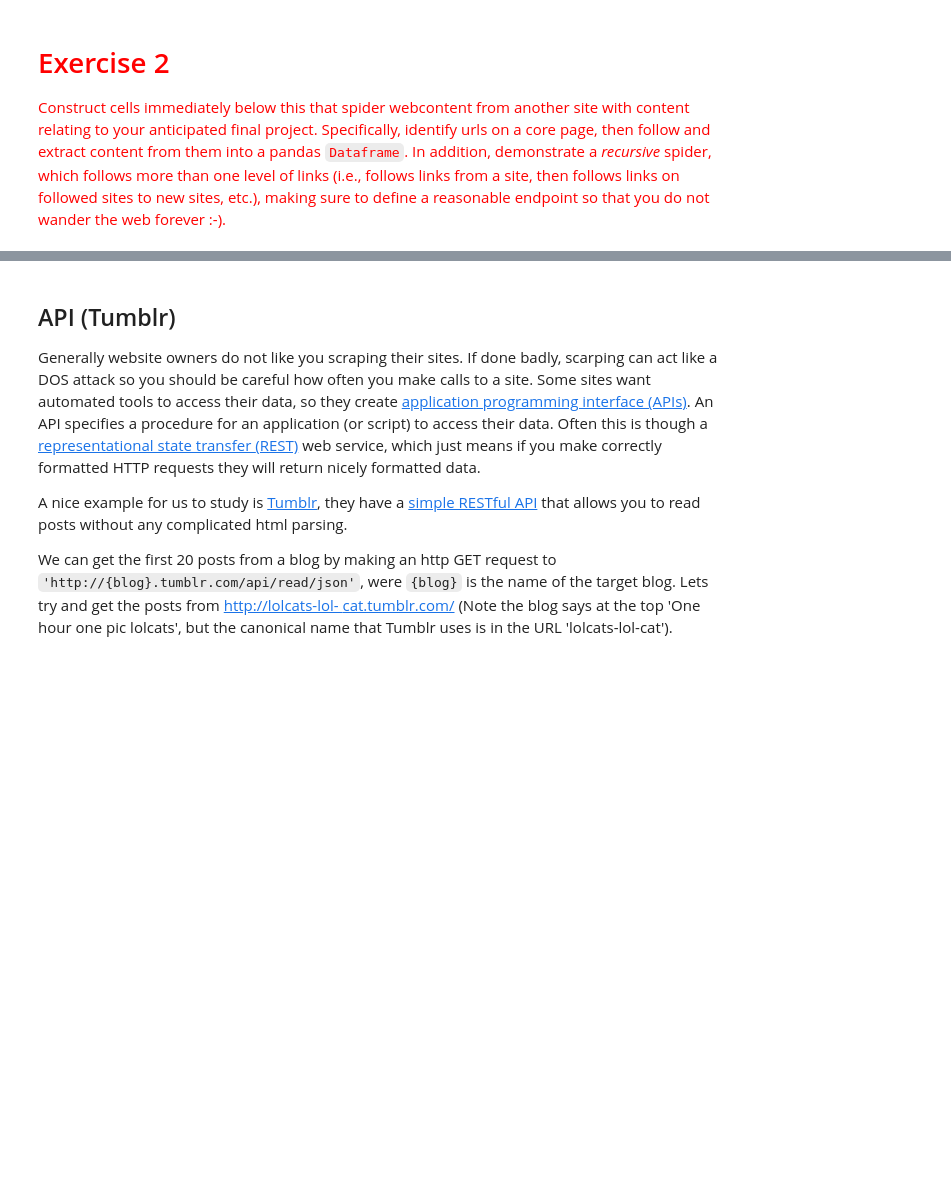
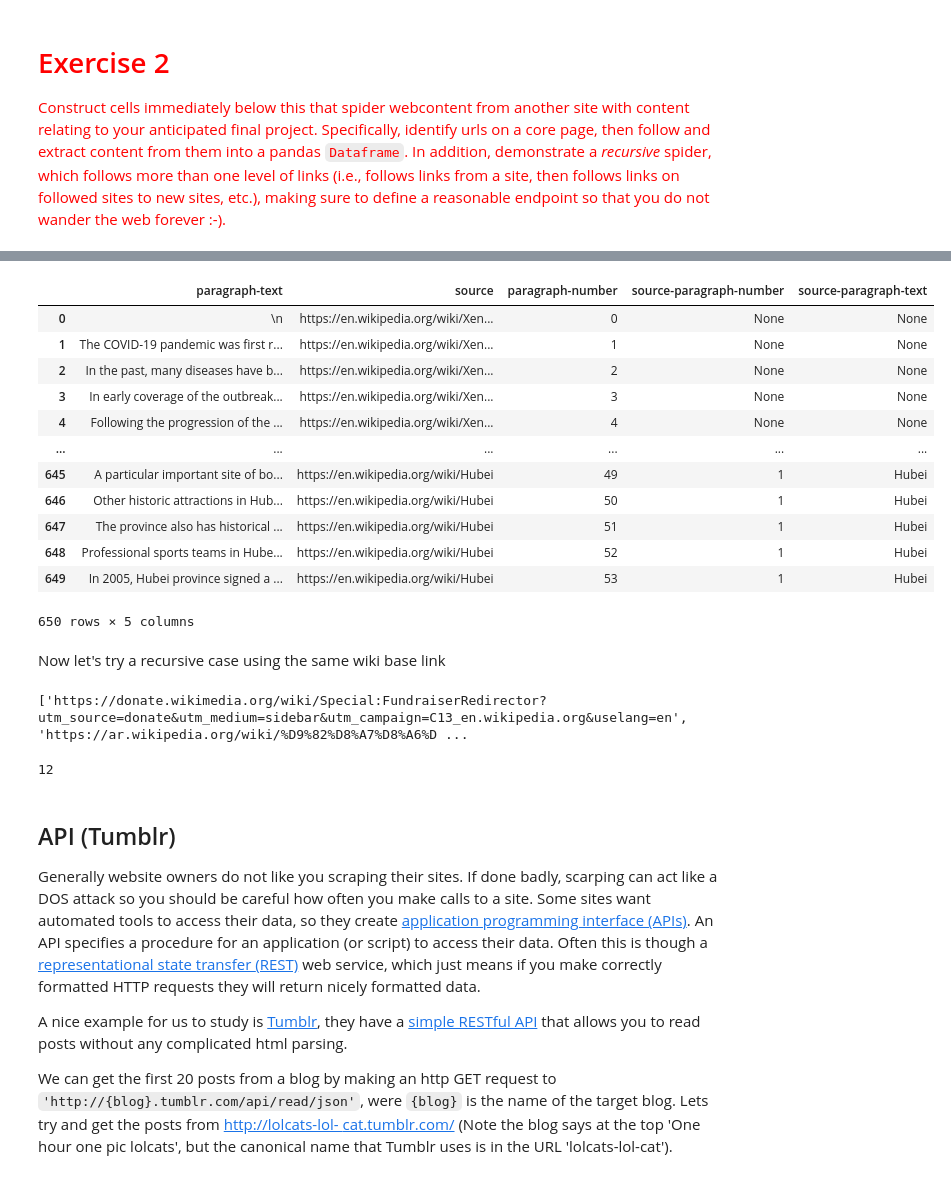
Before and after one commit to yuzhouw313/Content-Analysis-Homework, a Jupyter notebook: notebooks/week1/exercise1.ipynb, the cells around one changed output, grey strips where cells are left out. Cells and saved outputs as stored; diff of their text form; code cells hidden in the pictures; blank space fills up the shorter version.

```diff
--- a/notebooks/week1/exercise1.ipynb
+++ b/notebooks/week1/exercise1.ipynb
@@ -493,0 +575,20 @@ contentParagraphsDF
+# %%
+for urlTuple in wiki_other_urls[:3]:
+    wiki_base_df = wiki_base_df.append(getTextFromWikiPage(*urlTuple),ignore_index=True)
+wiki_base_df
+# %% [output]
+|  | paragraph-text | source | paragraph-number | source-paragraph-number | source-paragraph-text |
+| 0 | \n | https://en.wikipedia.org/wiki/Xen... | 0 | None | None |
+| 1 | The COVID-19 pandemic was first r... | https://en.wikipedia.org/wiki/Xen... | 1 | None | None |
+| 2 | In the past, many diseases have b... | https://en.wikipedia.org/wiki/Xen... | 2 | None | None |
+| 3 | In early coverage of the outbreak... | https://en.wikipedia.org/wiki/Xen... | 3 | None | None |
+| 4 | Following the progression of the ... | https://en.wikipedia.org/wiki/Xen... | 4 | None | None |
+| ... | ... | ... | ... | ... | ... |
+| 645 | A particular important site of bo... | https://en.wikipedia.org/wiki/Hubei | 49 | 1 | Hubei |
+| 646 | Other historic attractions in Hub... | https://en.wikipedia.org/wiki/Hubei | 50 | 1 | Hubei |
+| 647 | The province also has historical ... | https://en.wikipedia.org/wiki/Hubei | 51 | 1 | Hubei |
+| 648 | Professional sports teams in Hube... | https://en.wikipedia.org/wiki/Hubei | 52 | 1 | Hubei |
+| 649 | In 2005, Hubei province signed a ... | https://en.wikipedia.org/wiki/Hubei | 53 | 1 | Hubei |
+650 rows × 5 columns
+# %% [markdown]
+Now let's try a recursive case using the same wiki base link
@@ -494,3 +615,16 @@ contentParagraphsDF
+# %%
+wiki_other_urls = []
+initial_depth = 0
+max_crawl_depth = 2
+visited_urls = set()
+result = crawl_url(wiki_base_url, max_depth=2, max_links_per_depth=3)
+print(result)
+# %% [output]
+['https://donate.wikimedia.org/wiki/Special:FundraiserRedirector?utm_source=donate&utm_medium=sidebar&utm_campaign=C13_en.wikipedia.org&uselang=en', 'https://ar.wikipedia.org/wiki/%D9%82%D8%A7%D8%A6%D ...
+# %%
+len(result)
+# %% [output]
+12
 # %% [markdown]
 ## API (Tumblr)
 
```
Also changed, not shown: parts of 7 cells of this notebook, 3 other files.
